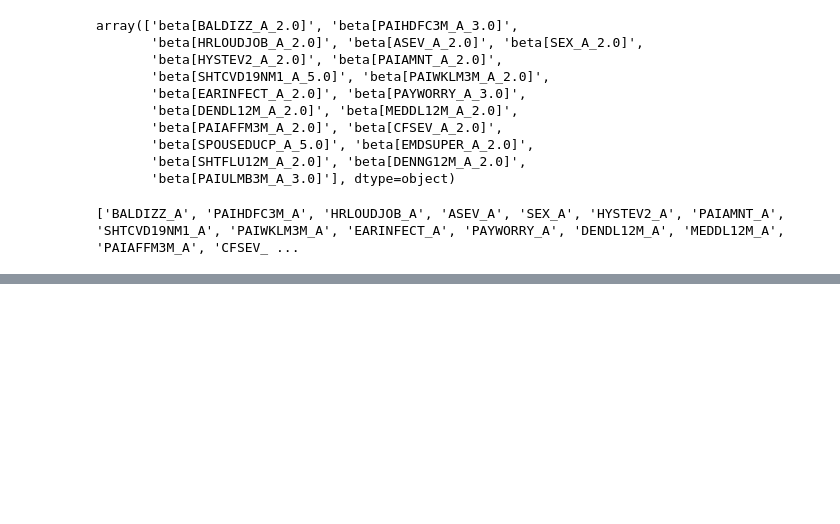
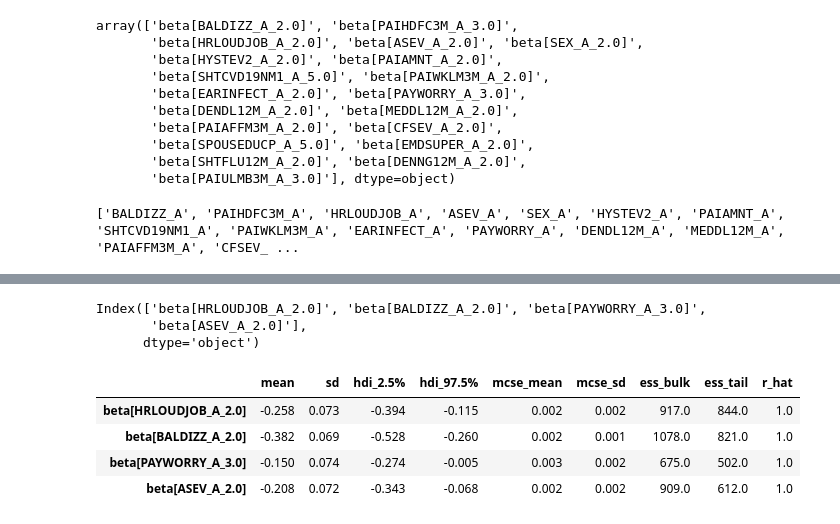
Before and after one commit to kehunter/bayesian-lcovid, a Jupyter notebook: feature_selection.ipynb, the cells around one changed output, grey strips where cells are left out. Drawn from its saved outputs; the diff is of its cells as text; code cells hidden in the pictures; blank space fills up the shorter version.

```diff
--- a/feature_selection.ipynb
+++ b/feature_selection.ipynb
@@ -171,0 +181,12 @@ summary.to_csv("feature_selection_results_2chains.csv", index=True)
+# %%
+print(summary[summary['hdi_97.5%']<0].index)
+summary[summary['hdi_97.5%']<0]
+# %% [output]
+Index(['beta[HRLOUDJOB_A_2.0]', 'beta[BALDIZZ_A_2.0]', 'beta[PAYWORRY_A_3.0]',
+       'beta[ASEV_A_2.0]'],
+      dtype='object')
+|  | mean | sd | hdi_2.5% | hdi_97.5% | mcse_mean | mcse_sd | ess_bulk | ess_tail | r_hat |
+| beta[HRLOUDJOB_A_2.0] | -0.258 | 0.073 | -0.394 | -0.115 | 0.002 | 0.002 | 917.0 | 844.0 | 1.0 |
+| beta[BALDIZZ_A_2.0] | -0.382 | 0.069 | -0.528 | -0.260 | 0.002 | 0.001 | 1078.0 | 821.0 | 1.0 |
+| beta[PAYWORRY_A_3.0] | -0.150 | 0.074 | -0.274 | -0.005 | 0.003 | 0.002 | 675.0 | 502.0 | 1.0 |
+| beta[ASEV_A_2.0] | -0.208 | 0.072 | -0.343 | -0.068 | 0.002 | 0.002 | 909.0 | 612.0 | 1.0 |
```
Also changed, not shown: parts of 4 cells of this notebook.
